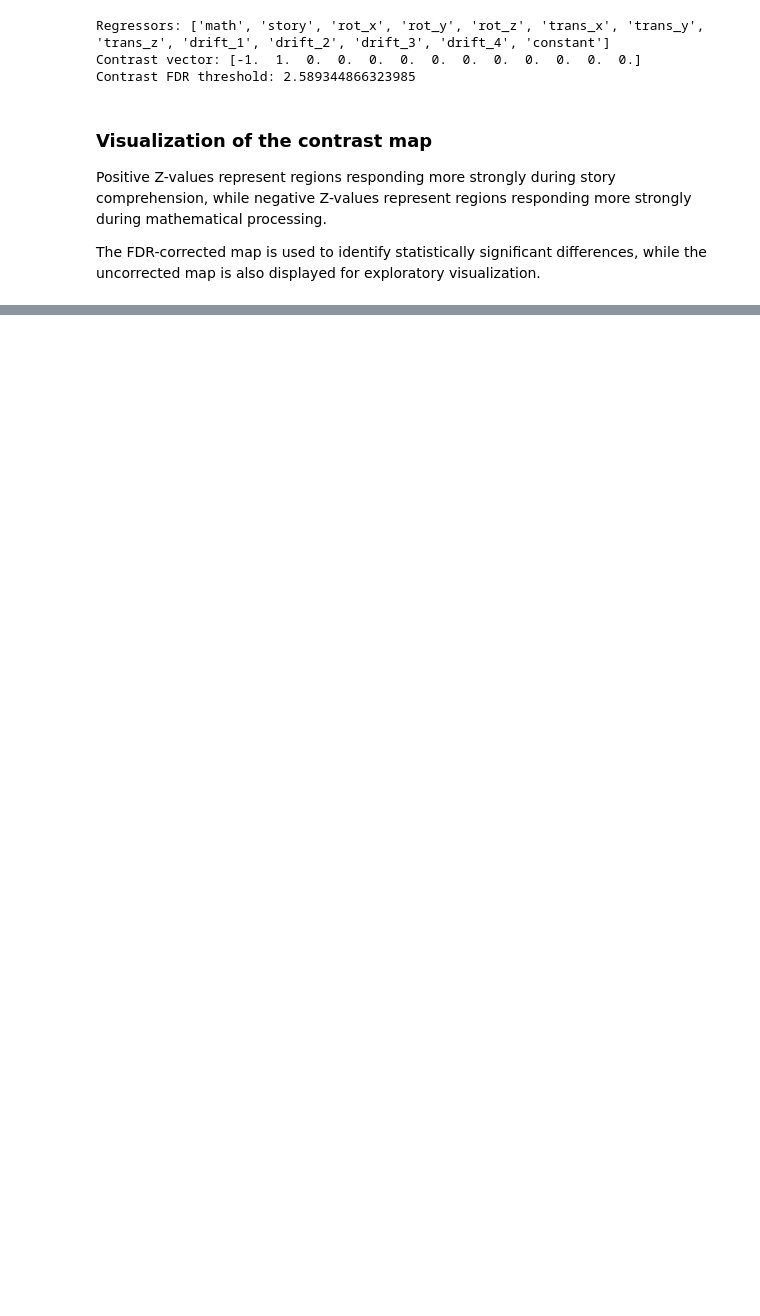
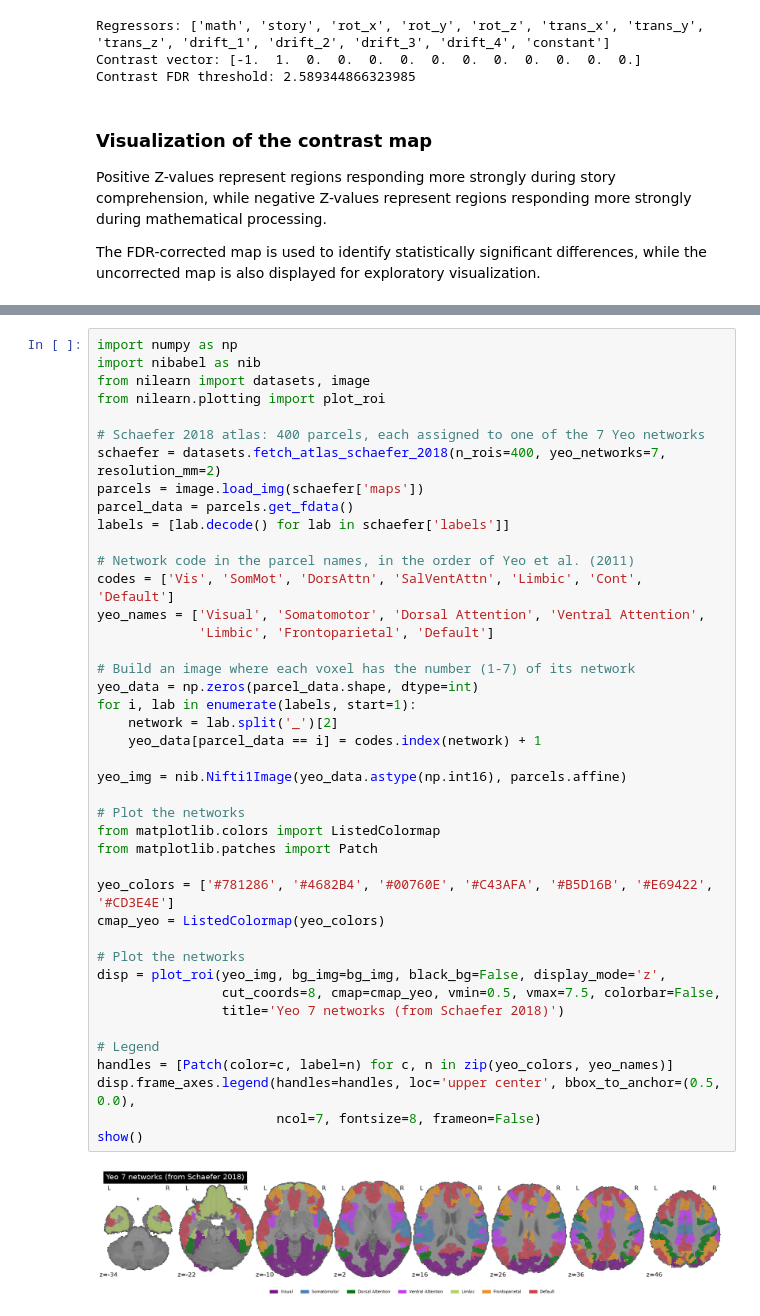
Before and after one commit to camillaberti/miniproject_nssp1, a Jupyter notebook: glm.ipynb, the cells around one changed output, grey strips where cells are left out. Drawn from its saved outputs; the diff is of its cells as text; blank space fills up the shorter version.

```diff
--- a/glm.ipynb
+++ b/glm.ipynb
@@ -463,0 +469,44 @@ The spatial distribution of significant positive and negative clusters suggests
+# %%
+import numpy as np
+import nibabel as nib
+from nilearn import datasets, image
+from nilearn.plotting import plot_roi
+
+# Schaefer 2018 atlas: 400 parcels, each assigned to one of the 7 Yeo networks
+schaefer = datasets.fetch_atlas_schaefer_2018(n_rois=400, yeo_networks=7, resolution_mm=2)
+parcels = image.load_img(schaefer['maps'])
+parcel_data = parcels.get_fdata()
+labels = [lab.decode() for lab in schaefer['labels']]
+
+# Network code in the parcel names, in the order of Yeo et al. (2011)
+codes = ['Vis', 'SomMot', 'DorsAttn', 'SalVentAttn', 'Limbic', 'Cont', 'Default']
+yeo_names = ['Visual', 'Somatomotor', 'Dorsal Attention', 'Ventral Attention',
+             'Limbic', 'Frontoparietal', 'Default']
+
+# Build an image where each voxel has the number (1-7) of its network
+yeo_data = np.zeros(parcel_data.shape, dtype=int)
+for i, lab in enumerate(labels, start=1):
+    network = lab.split('_')[2]
+    yeo_data[parcel_data == i] = codes.index(network) + 1
+
+yeo_img = nib.Nifti1Image(yeo_data.astype(np.int16), parcels.affine)
+
+# Plot the networks
+from matplotlib.colors import ListedColormap
+from matplotlib.patches import Patch
+
+yeo_colors = ['#781286', '#4682B4', '#00760E', '#C43AFA', '#B5D16B', '#E69422', '#CD3E4E']
+cmap_yeo = ListedColormap(yeo_colors)
+
+# Plot the networks
+disp = plot_roi(yeo_img, bg_img=bg_img, black_bg=False, display_mode='z',
+                cut_coords=8, cmap=cmap_yeo, vmin=0.5, vmax=7.5, colorbar=False,
+                title='Yeo 7 networks (from Schaefer 2018)')
+
+# Legend
+handles = [Patch(color=c, label=n) for c, n in zip(yeo_colors, yeo_names)]
+disp.frame_axes.legend(handles=handles, loc='upper center', bbox_to_anchor=(0.5, 0.0),
+                       ncol=7, fontsize=8, frameon=False)
+show()
+# %% [output]
+[figure, added]
```
Also changed, not shown: parts of 13 cells of this notebook.
